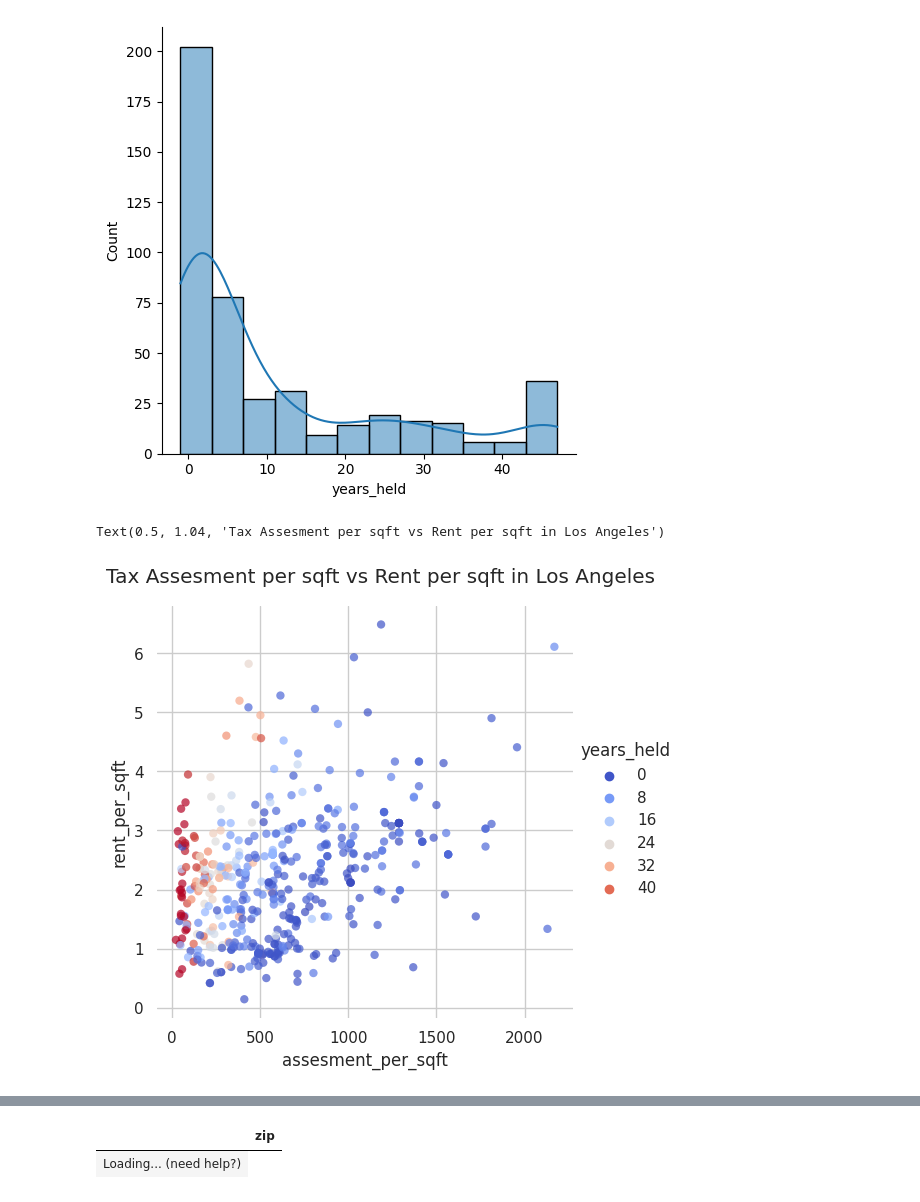
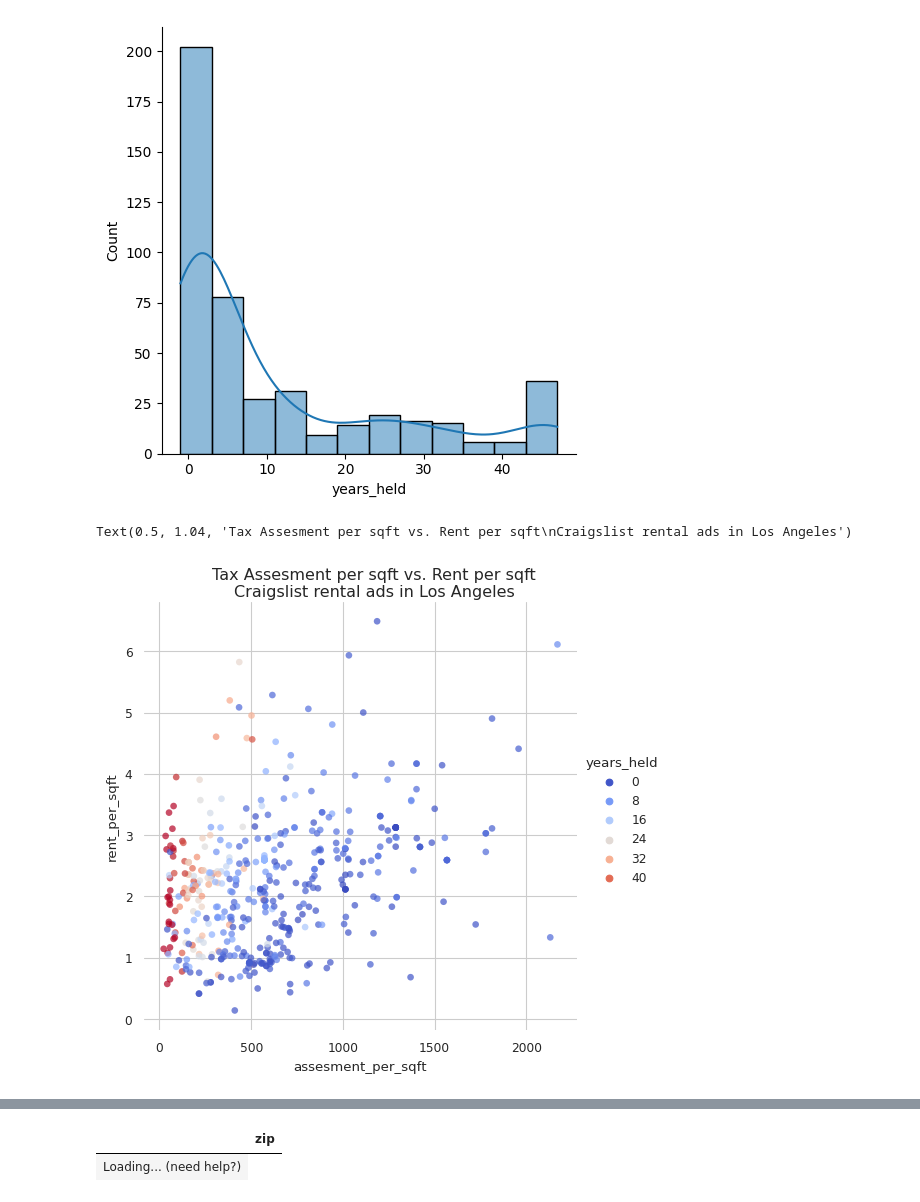
Before and after one commit to rcompton/ryancompton.net, a Jupyter notebook: assets/tax_joined.ipynb, the cells around one changed output, grey strips where cells are left out. Cells and saved outputs as stored; diff of their text form; code cells hidden in the pictures.

```diff
--- a/assets/tax_joined.ipynb
+++ b/assets/tax_joined.ipynb
@@ -60,25 +60,26 @@ for column in [
 [figure]
 # %%
 sns.set_theme(style="whitegrid")
+sns.set_context('paper')
 
 cmap = sns.color_palette("coolwarm", as_cmap=True)
 # cmap = sns.color_palette("flare", as_cmap=True)
 # cmap = sns.color_palette("dark:salmon_r", as_cmap=True)
 
 g = sns.relplot(
     data=df,
     x="assesment_per_sqft",
     y="rent_per_sqft",
     hue="years_held",
     linewidth=0,
     alpha=0.7,
     palette=cmap,
 )
 g.despine(left=True, bottom=True)
-plt.suptitle("Tax Assesment per sqft vs Rent per sqft in Los Angeles", y=1.04)
+plt.suptitle("Tax Assesment per sqft vs. Rent per sqft\nCraigslist rental ads in Los Angeles", y=1.04)
 # %% [output]
-Text(0.5, 1.04, 'Tax Assesment per sqft vs Rent per sqft in Los Angeles')
+Text(0.5, 1.04, 'Tax Assesment per sqft vs. Rent per sqft\nCraigslist rental ads in Los Angeles')
-[figure, old version]
+[figure, new version]
 # %%
 df[
     [
```
Also changed, not shown: 3 other files.
